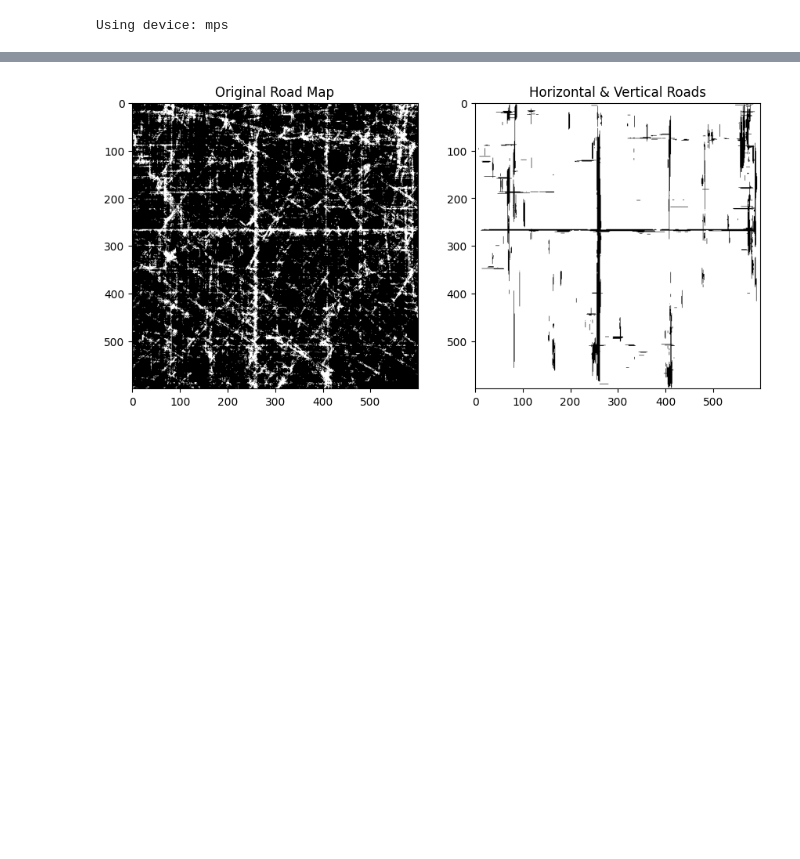
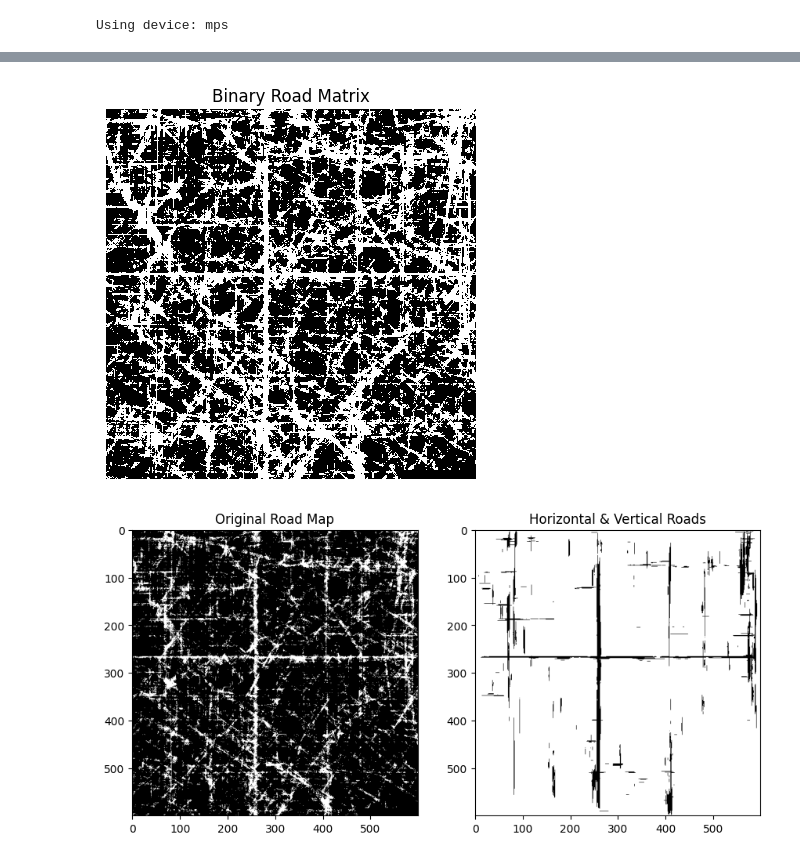
Before and after one commit to partharora1105/Text-To-World-Map, a Jupyter notebook: src/main.ipynb, the cells around one changed output, grey strips where cells are left out. Cells and saved outputs as stored; diff of their text form; code cells hidden in the pictures; blank space fills up the shorter version.

```diff
--- a/src/main.ipynb
+++ b/src/main.ipynb
@@ -609,3 +619,8 @@ show_image_from_road_array(predicted_roads)
+# %%
+predicted_roads_2 = test(model, "Sparse village like.")
+show_image_from_road_array(predicted_roads_2)
+# %% [output]
+[figure, added]
 # %%
 def show_combined_map(og, combined_map):
     plt.figure(figsize=(16, 8))
```
Also changed, not shown: parts of 10 cells of this notebook.
